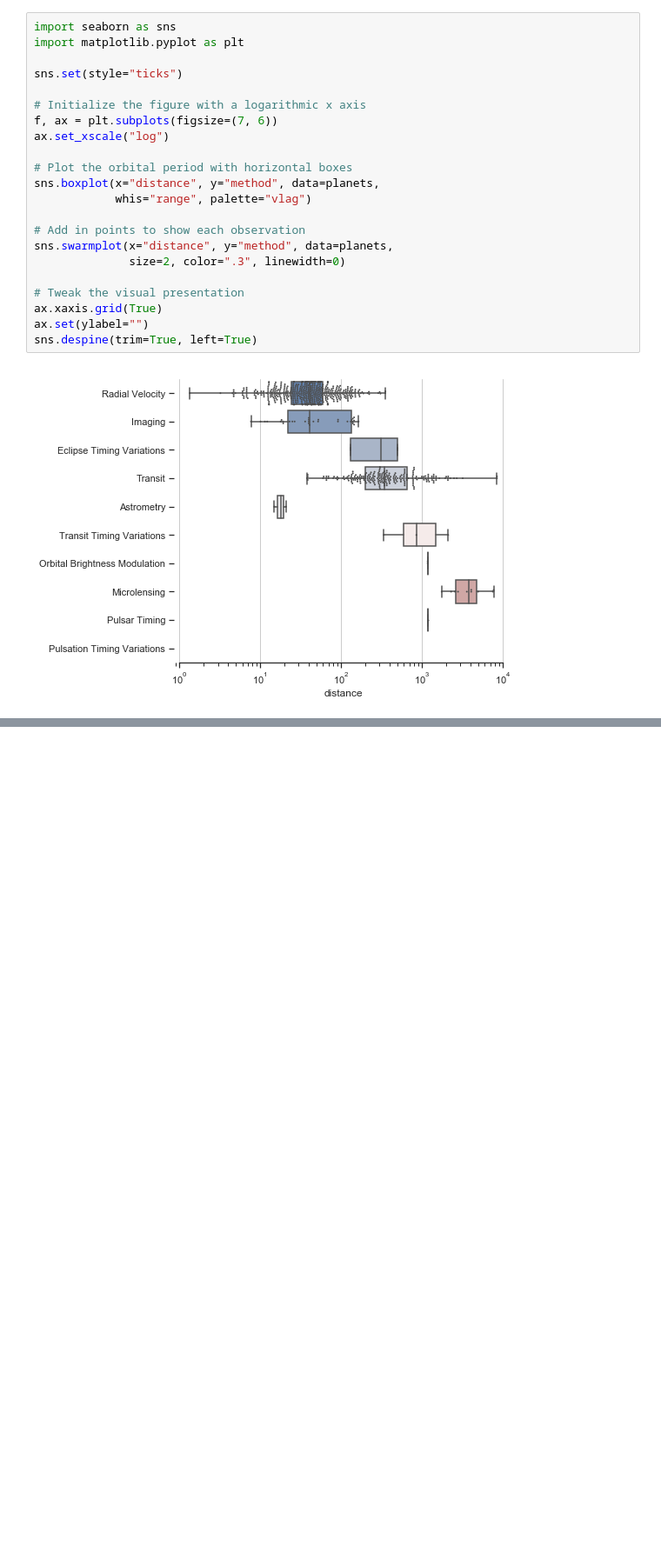
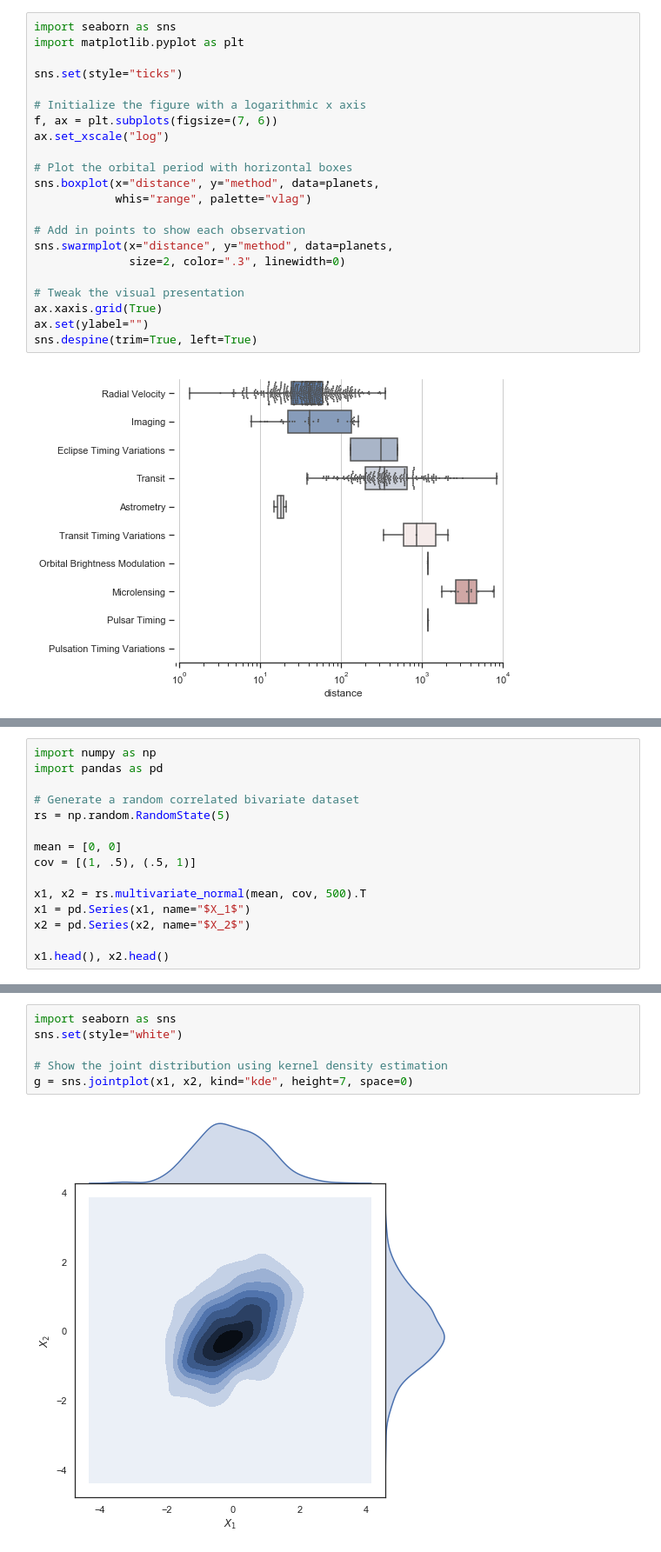
Before and after one commit to bjpcjp/seaborn-basic-gallery, a Jupyter notebook: gallery.ipynb, the cells around one changed output, grey strips where cells are left out. Shown at 87% size. Cells and saved outputs as stored; diff of their text form; blank space fills up the shorter version.

```diff
--- a/gallery.ipynb
+++ b/gallery.ipynb
@@ -527,0 +565,15 @@ sns.despine(trim=True, left=True)
+# %%
+import numpy as np
+import pandas as pd
+
+# Generate a random correlated bivariate dataset
+rs = np.random.RandomState(5)
+
+mean = [0, 0]
+cov = [(1, .5), (.5, 1)]
+
+x1, x2 = rs.multivariate_normal(mean, cov, 500).T
+x1 = pd.Series(x1, name="$X_1$")
+x2 = pd.Series(x2, name="$X_2$")
+
+x1.head(), x2.head()
@@ -527,0 +592,8 @@ sns.despine(trim=True, left=True)
+# %%
+import seaborn as sns
+sns.set(style="white")
+
+# Show the joint distribution using kernel density estimation
+g = sns.jointplot(x1, x2, kind="kde", height=7, space=0)
+# %% [output]
+[figure, added]
```
Also changed, not shown: parts of 39 cells of this notebook.
